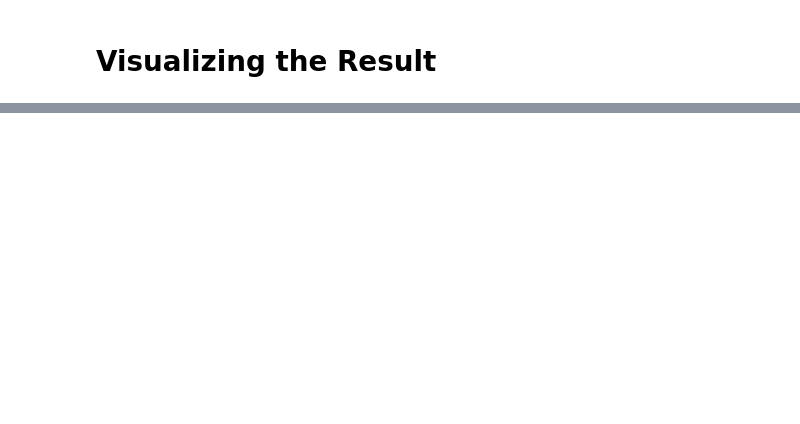
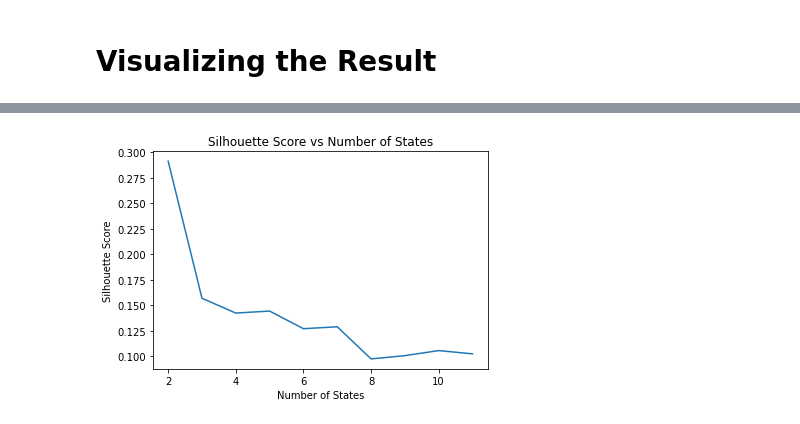
Before and after one commit to Zoroa1885/Hidden_Markov_Poisson_Torch_Model, a Jupyter notebook: analysis.ipynb, the cells around one changed output, grey strips where cells are left out. Saved outputs shown, nothing was run; the diff lists cells and outputs as text; code cells hidden in the pictures; blank space fills up the shorter version.

Commit message:
Added silhouette scoring for model selection

```diff
--- a/analysis.ipynb
+++ b/analysis.ipynb
@@ -295,0 +335,34 @@ plt.show()
+# %%
+state_vectors = pd.DataFrame()
+num_states = [2,3,4,5,6,7,8,9,10,11]
+scores = np.zeros(len(num_states), dtype="float")
+
+i = 0
+for n_states in num_states:
+    X = X_pd
+    n_retraining = 5
+
+    model_list = list()
+    score_list = list()
+    start_time = time.time()
+
+    for idx in range(n_retraining):
+        model = hmm.PoissonHMM(n_components = n_states, verbose=False, random_state = idx, n_iter=15, tol = 500)
+        try:
+            model.fit(X)
+        except:
+            score_list.append(-np.inf)
+            continue
+
+        model_list.append(model)
+        score_list.append(model.score(X))
+        print(f'Converged: {model.monitor_.converged}\t\t'
+                f'Score: {score_list[-1]}')
+    print("--- %s seconds ---" % (time.time() - start_time))
+    print("Best likelihood:", np.max(score_list))
+
+    model = model_list[np.argmax(score_list)]
+    states_head = model.predict(X)
+    state_vectors[str(n_states)] = states_head
+    scores[i] = metrics.silhouette_score(X, states_head, metric='euclidean')
+    i += 1
@@ -295,0 +387,9 @@ plt.show()
+# %%
+plt.plot(num_states, scores)
+
+plt.xlabel('Number of States')
+plt.ylabel('Silhouette Score')
+plt.title('Silhouette Score vs Number of States')
+plt.show()
+# %% [output]
+[figure, added]
```
Also changed, not shown: parts of 11 cells of this notebook, 1 other file.
